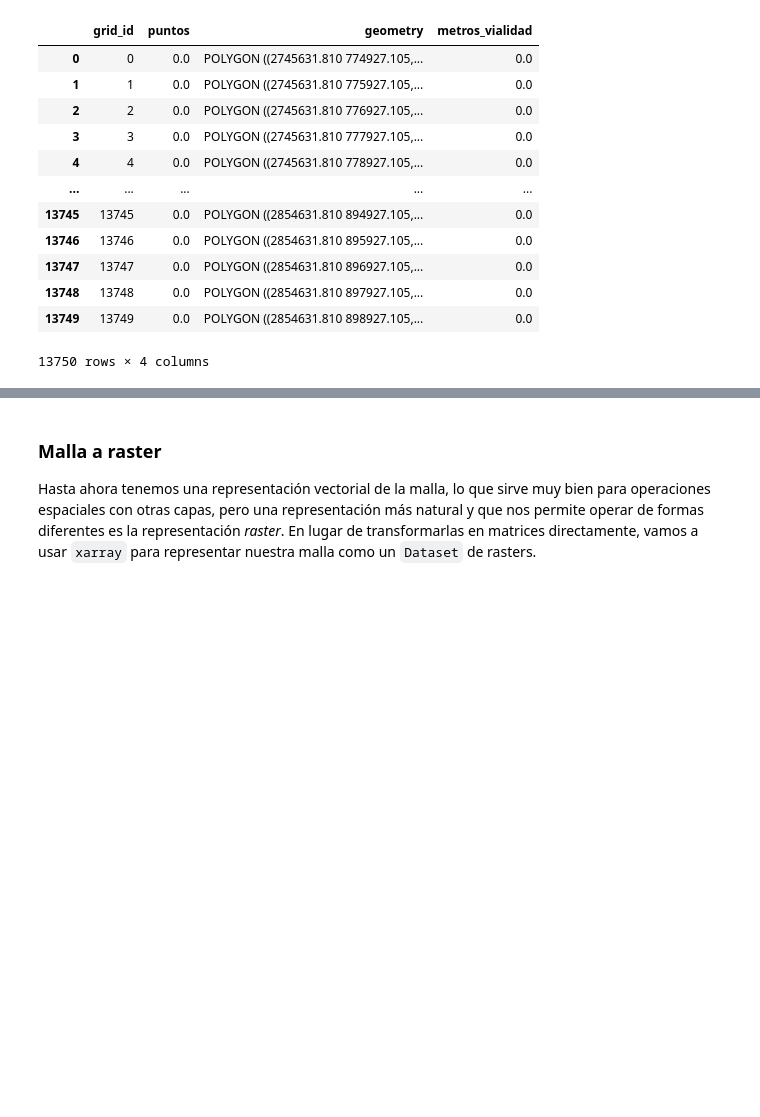
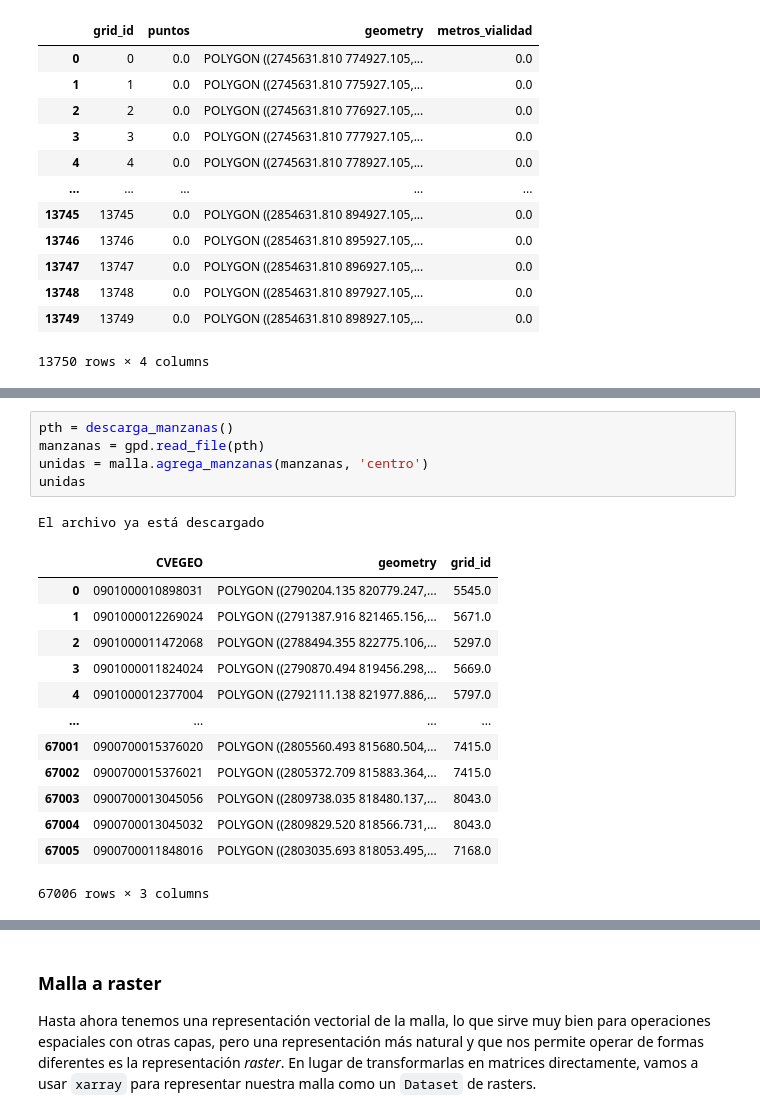
Before and after one commit to CentroGeo/pyLandUseMX, a Jupyter notebook: nbs/api/01_coberturas.ipynb, the cells around one changed output, grey strips where cells are left out. Saved outputs shown, nothing was run; the diff lists cells and outputs as text; blank space fills up the shorter version.

Commit message:
agrega_manzanas asigna identificadores.

```diff
--- a/nbs/api/01_coberturas.ipynb
+++ b/nbs/api/01_coberturas.ipynb
@@ -392,0 +443,20 @@ malla_todo.datos
+# %%
+pth = descarga_manzanas()
+manzanas = gpd.read_file(pth)
+unidas = malla.agrega_manzanas(manzanas, 'centro')
+unidas
+# %% [output]
+El archivo ya está descargado
+|  | CVEGEO | geometry | grid_id |
+| 0 | 0901000010898031 | POLYGON ((2790204.135 820779.247,... | 5545.0 |
+| 1 | 0901000012269024 | POLYGON ((2791387.916 821465.156,... | 5671.0 |
+| 2 | 0901000011472068 | POLYGON ((2788494.355 822775.106,... | 5297.0 |
+| 3 | 0901000011824024 | POLYGON ((2790870.494 819456.298,... | 5669.0 |
+| 4 | 0901000012377004 | POLYGON ((2792111.138 821977.886,... | 5797.0 |
+| ... | ... | ... | ... |
+| 67001 | 0900700015376020 | POLYGON ((2805560.493 815680.504,... | 7415.0 |
+| 67002 | 0900700015376021 | POLYGON ((2805372.709 815883.364,... | 7415.0 |
+| 67003 | 0900700013045056 | POLYGON ((2809738.035 818480.137,... | 8043.0 |
+| 67004 | 0900700013045032 | POLYGON ((2809829.520 818566.731,... | 8043.0 |
+| 67005 | 0900700011848016 | POLYGON ((2803035.693 818053.495,... | 7168.0 |
+67006 rows × 3 columns
```
Also changed, not shown: parts of 9 cells of this notebook, 5 other files.
